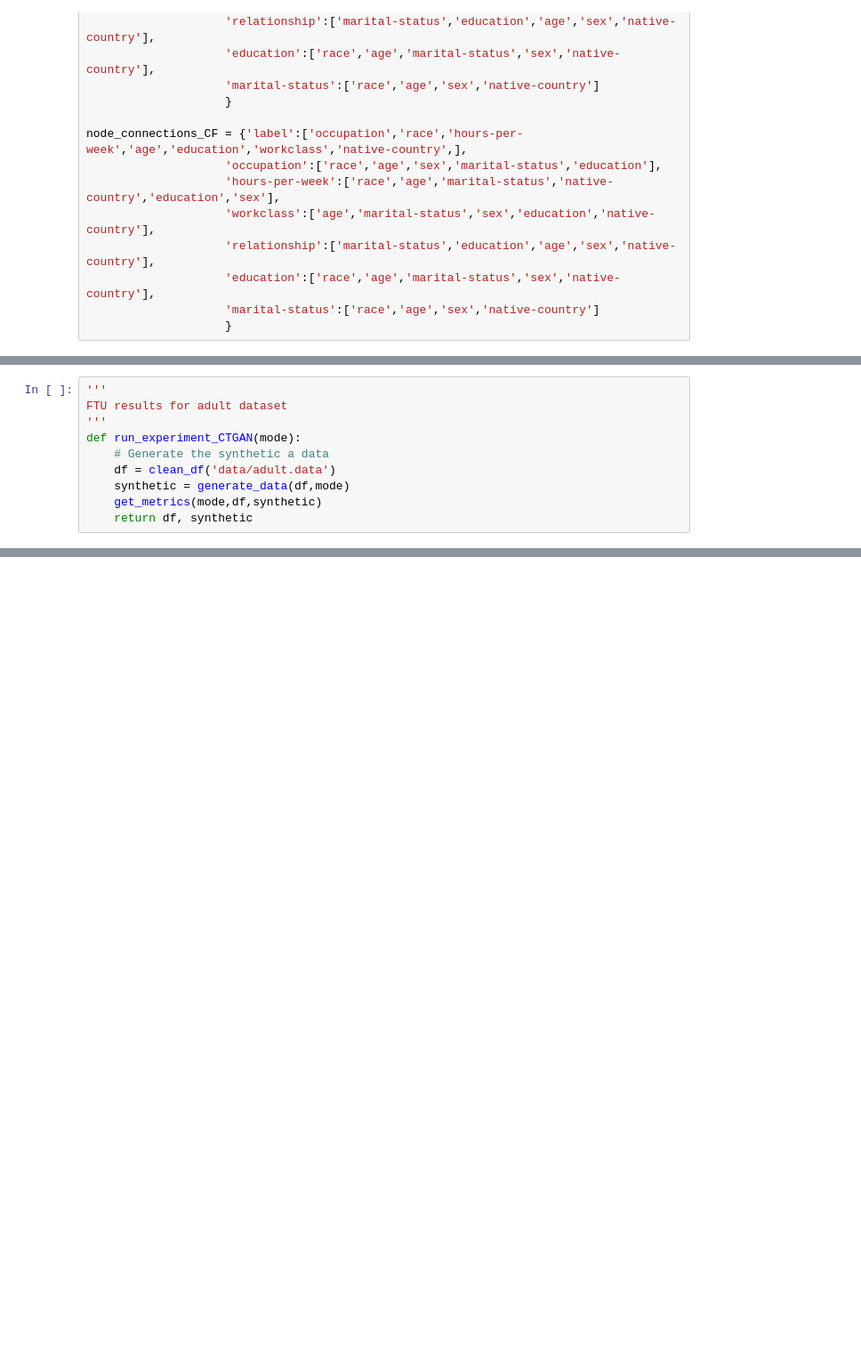
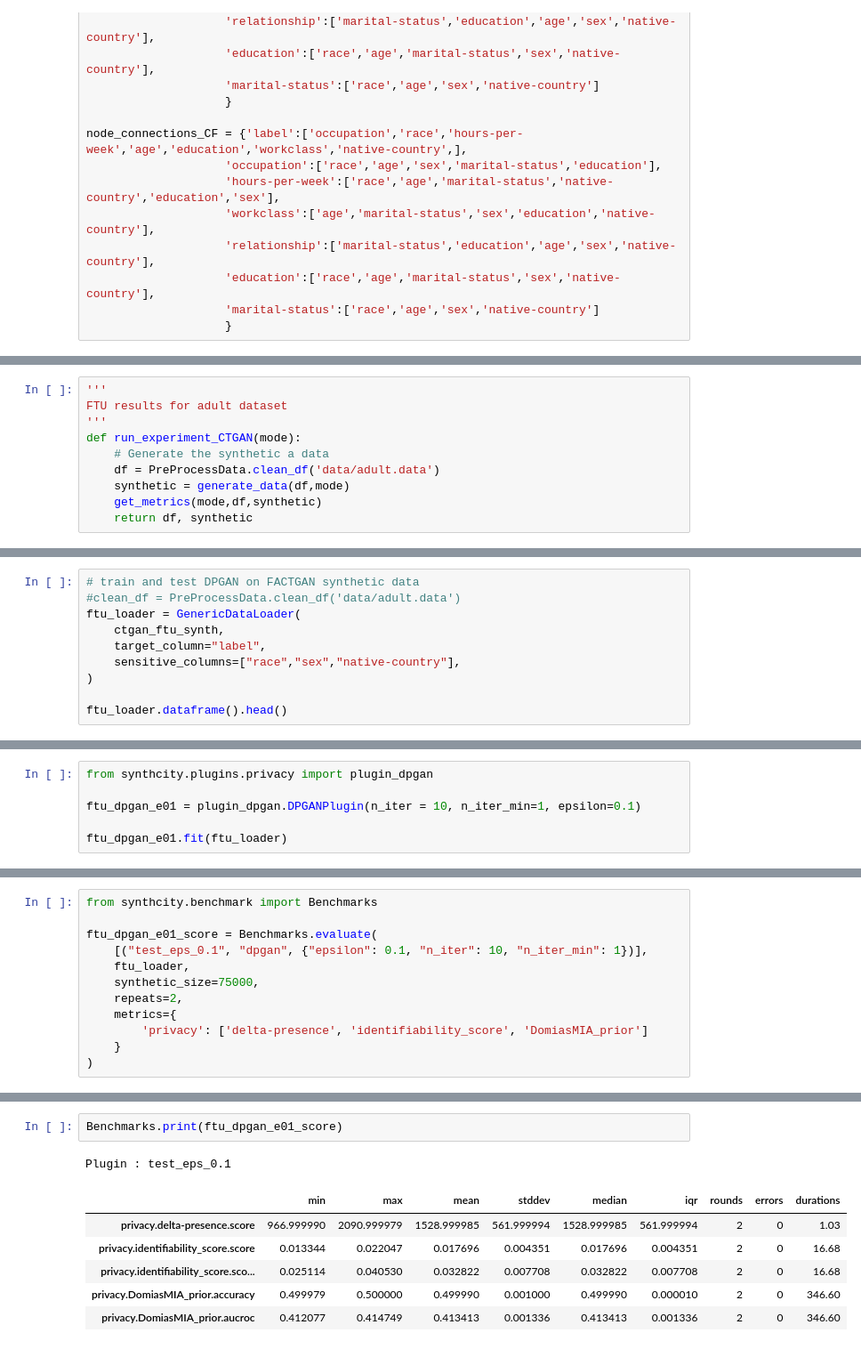
Before and after one commit to humayraR/fact-ai_Repl, a Jupyter notebook: FACT_GAN2.ipynb, the cells around one changed output, grey strips where cells are left out. Shown at 89% size. Drawn from its saved outputs; the diff is of its cells as text; blank space fills up the shorter version.

Commit message:
CT(FTU, DP, CF),  DP( CT-FTU) test complete

```diff
--- a/FACT_GAN2.ipynb
+++ b/FACT_GAN2.ipynb
@@ -367,7 +185,7 @@ FTU results for adult dataset
 '''
 def run_experiment_CTGAN(mode):
     # Generate the synthetic a data
-    df = clean_df('data/adult.data')
+    df = PreProcessData.clean_df('data/adult.data')
     synthetic = generate_data(df,mode)
     get_metrics(mode,df,synthetic)
     return df, synthetic
@@ -643,0 +271,10 @@ memory usage: 126.6 MB
+# %%
+# train and test DPGAN on FACTGAN synthetic data
+#clean_df = PreProcessData.clean_df('data/adult.data')
+ftu_loader = GenericDataLoader(
+    ctgan_ftu_synth,
+    target_column="label",
+    sensitive_columns=["race","sex","native-country"],
+)
+
+ftu_loader.dataframe().head()
@@ -643,0 +290,6 @@ memory usage: 126.6 MB
+# %%
+from synthcity.plugins.privacy import plugin_dpgan
+
+ftu_dpgan_e01 = plugin_dpgan.DPGANPlugin(n_iter = 10, n_iter_min=1, epsilon=0.1)
+
+ftu_dpgan_e01.fit(ftu_loader)
@@ -643,0 +329,12 @@ memory usage: 126.6 MB
+# %%
+from synthcity.benchmark import Benchmarks
+
+ftu_dpgan_e01_score = Benchmarks.evaluate(
+    [("test_eps_0.1", "dpgan", {"epsilon": 0.1, "n_iter": 10, "n_iter_min": 1})],
+    ftu_loader,
+    synthetic_size=75000,
+    repeats=2,
+    metrics={
+        'privacy': ['delta-presence', 'identifiability_score', 'DomiasMIA_prior']
+    }
+)
@@ -643,0 +359,10 @@ memory usage: 126.6 MB
+# %%
+Benchmarks.print(ftu_dpgan_e01_score)
+# %% [output]
+Plugin : test_eps_0.1
+|  | min | max | mean | stddev | median | iqr | rounds | errors | durations |
+| privacy.delta-presence.score | 966.999990 | 2090.999979 | 1528.999985 | 561.999994 | 1528.999985 | 561.999994 | 2 | 0 | 1.03 |
+| privacy.identifiability_score.score | 0.013344 | 0.022047 | 0.017696 | 0.004351 | 0.017696 | 0.004351 | 2 | 0 | 16.68 |
+| privacy.identifiability_score.sco... | 0.025114 | 0.040530 | 0.032822 | 0.007708 | 0.032822 | 0.007708 | 2 | 0 | 16.68 |
+| privacy.DomiasMIA_prior.accuracy | 0.499979 | 0.500000 | 0.499990 | 0.001000 | 0.499990 | 0.000010 | 2 | 0 | 346.60 |
+| privacy.DomiasMIA_prior.aucroc | 0.412077 | 0.414749 | 0.413413 | 0.001336 | 0.413413 | 0.001336 | 2 | 0 | 346.60 |
```
Also changed, not shown: parts of 42 cells of this notebook, 27 other files.
